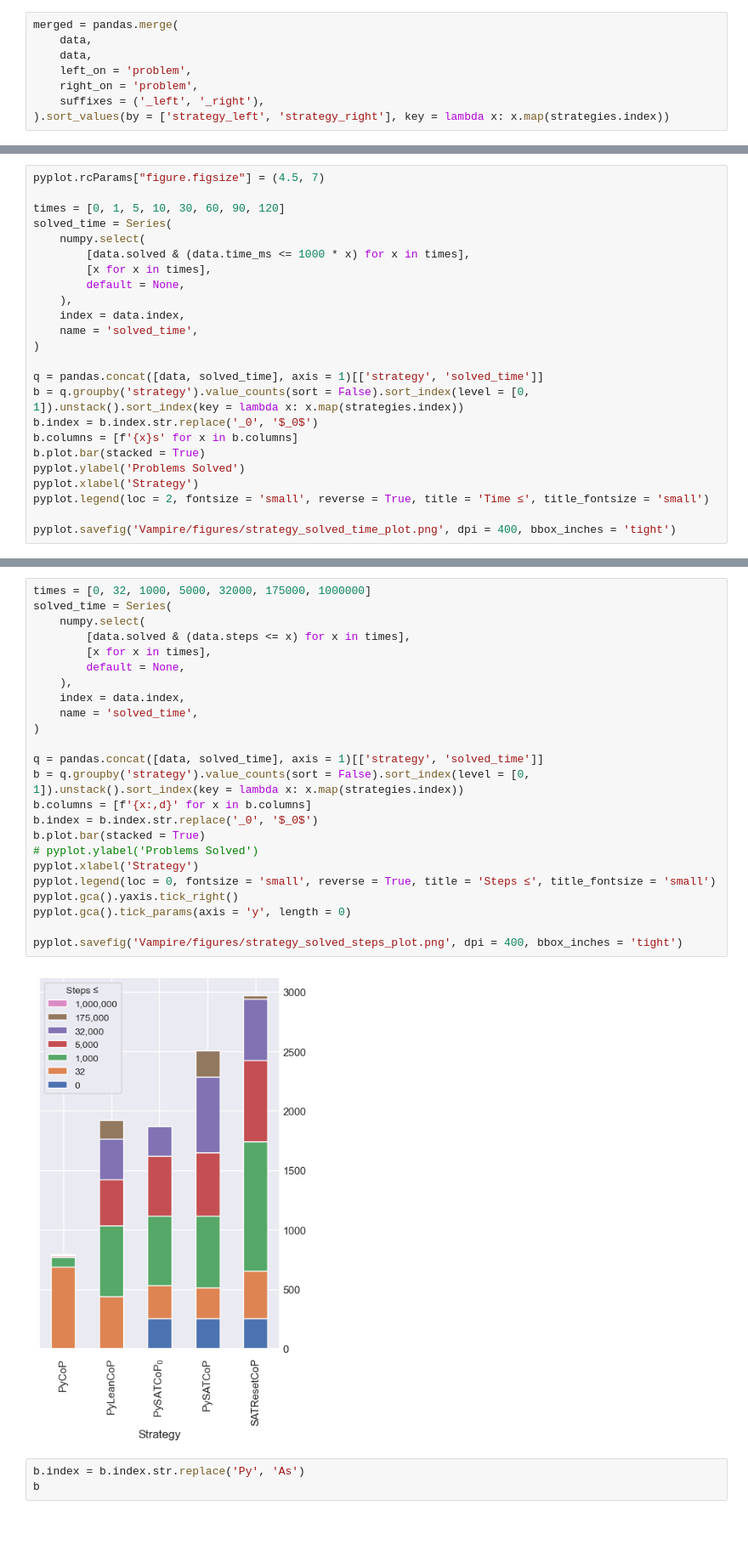
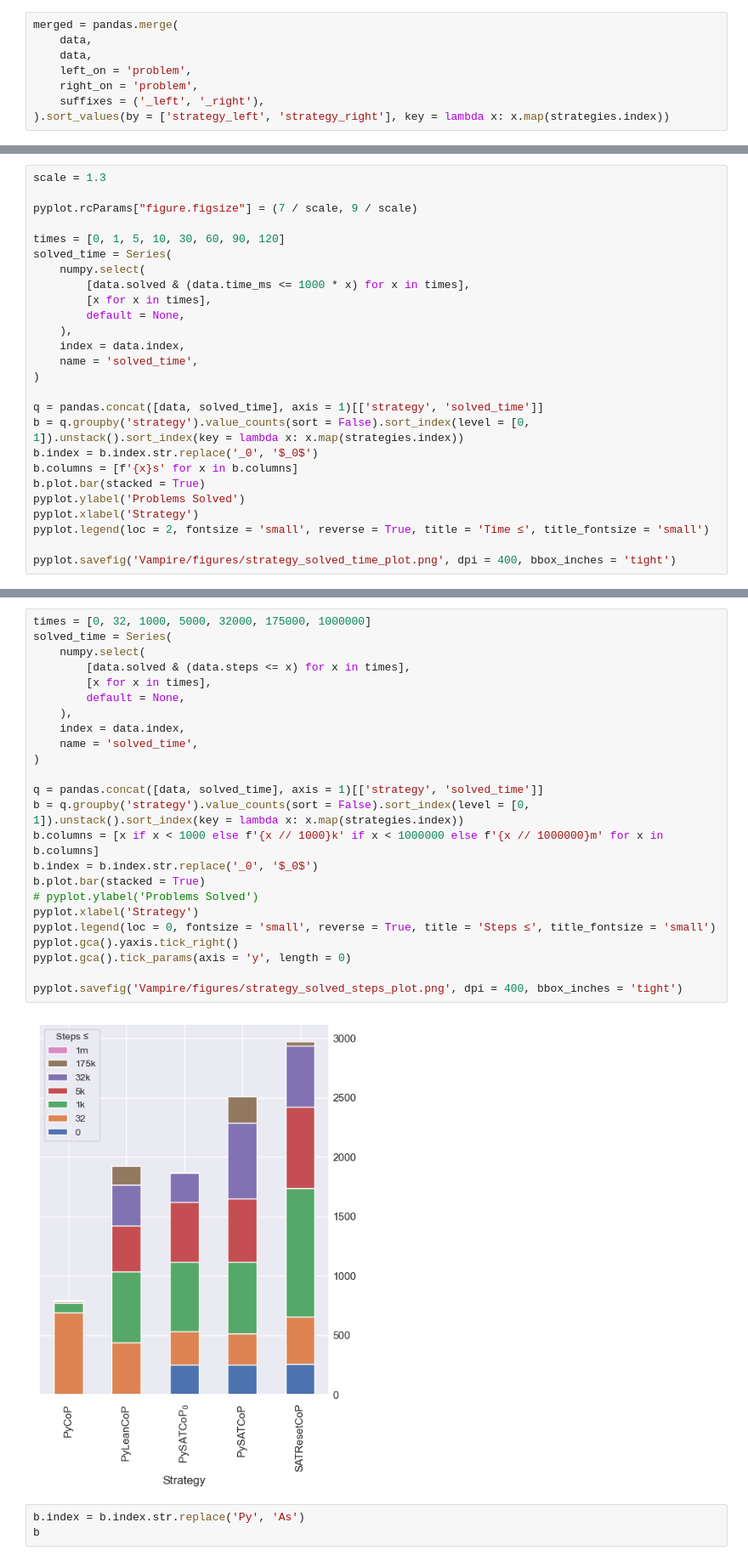
Before and after one commit to mfixman/connections, a Jupyter notebook: jupyter/Vampire.ipynb, the cells around one changed output, grey strips where cells are left out. Shown at 85% size. Drawn from its saved outputs; the diff is of its cells as text; blank space fills up the shorter version.

```diff
--- a/jupyter/Vampire.ipynb
+++ b/jupyter/Vampire.ipynb
@@ -264,5 +221,7 @@ pyplot.savefig('Vampire/figures/solved_heatmap.png', bbox_inches = 'tight', dpi
 # %%
-pyplot.rcParams["figure.figsize"] = (4.5, 7)
+scale = 1.3
+
+pyplot.rcParams["figure.figsize"] = (7 / scale, 9 / scale)
 
 times = [0, 1, 5, 10, 30, 60, 90, 120]
 solved_time = Series(
@@ -290,29 +249,29 @@ pyplot.savefig('Vampire/figures/strategy_solved_time_plot.png', dpi = 400, bbox_
 # %%
 times = [0, 32, 1000, 5000, 32000, 175000, 1000000]
 solved_time = Series(
     numpy.select(
         [data.solved & (data.steps <= x) for x in times],
         [x for x in times],
         default = None,
     ),
     index = data.index,
     name = 'solved_time',
 )
 
 q = pandas.concat([data, solved_time], axis = 1)[['strategy', 'solved_time']]
 b = q.groupby('strategy').value_counts(sort = False).sort_index(level = [0, 1]).unstack().sort_index(key = lambda x: x.map(strategies.index))
-b.columns = [f'{x:,d}' for x in b.columns]
+b.columns = [x if x < 1000 else f'{x // 1000}k' if x < 1000000 else f'{x // 1000000}m' for x in b.columns]
 b.index = b.index.str.replace('_0', '$_0$')
 b.plot.bar(stacked = True)
 # pyplot.ylabel('Problems Solved')
 pyplot.xlabel('Strategy')
 pyplot.legend(loc = 0, fontsize = 'small', reverse = True, title = 'Steps ≤', title_fontsize = 'small')
 pyplot.gca().yaxis.tick_right()
 pyplot.gca().tick_params(axis = 'y', length = 0)
 
 pyplot.savefig('Vampire/figures/strategy_solved_steps_plot.png', dpi = 400, bbox_inches = 'tight')
 # %% [output]
-[figure, old version]
+[figure, new version]
 # %%
 b.index = b.index.str.replace('Py', 'As')
 b
```
Also changed, not shown: parts of 6 cells of this notebook, 5 other files.
